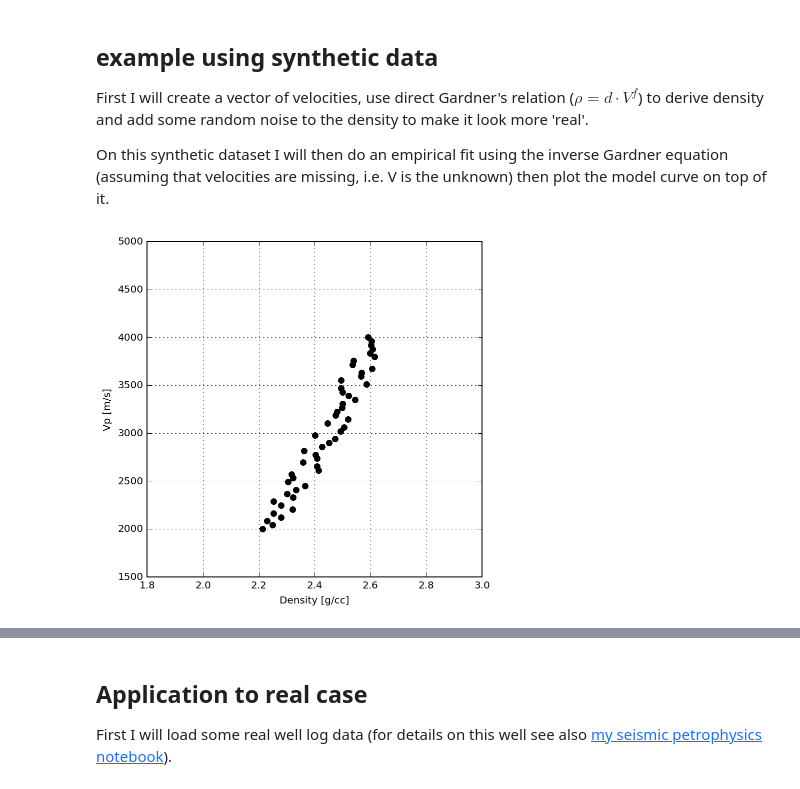
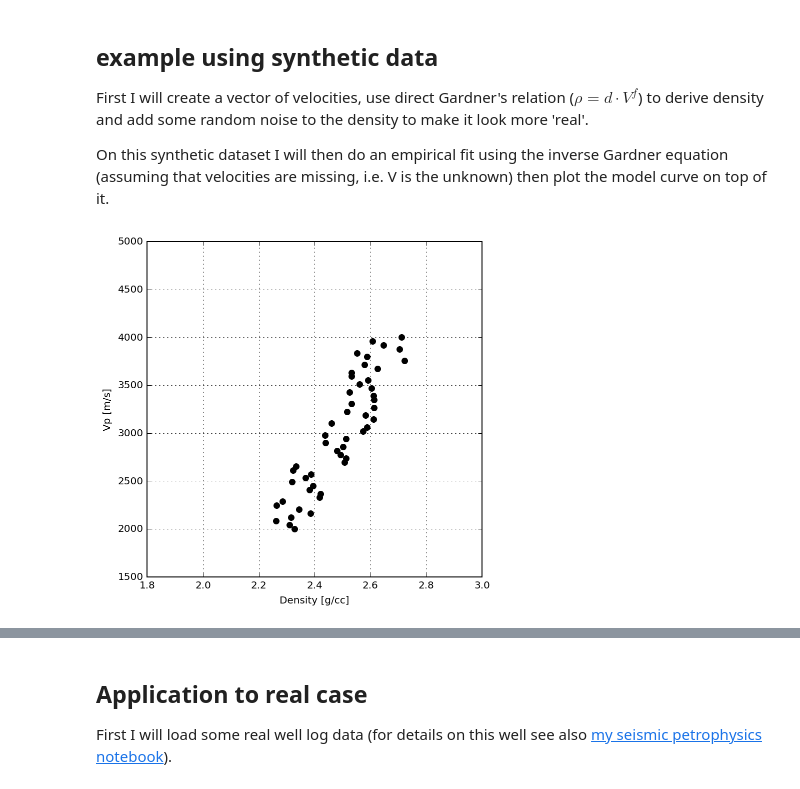
Before and after one commit to Kevin2599/geophysical_notes, a Jupyter notebook: inverse_gardner.ipynb, the cells around one changed output, grey strips where cells are left out. Drawn from its saved outputs; the diff is of its cells as text; code cells hidden in the pictures.

```diff
--- a/inverse_gardner.ipynb
+++ b/inverse_gardner.ipynb
@@ -55,16 +55,16 @@ On this synthetic dataset I will then do an empirical fit using the inverse Gard
 # %%
 vp_test=np.linspace(2000, 4000)
 rho_test=0.31*vp_test**0.25
 
-noise=np.random.uniform(0.1,.2,vp_test.shape)
+noise=np.random.uniform(0.1,.3,vp_test.shape)
 rho_test += noise
 
 plt.figure(figsize=(6,6))
 plt.plot(rho_test,vp_test,'ok')
 plt.xlabel('Density [g/cc]'), plt.xlim(1.8,3)
 plt.ylabel('Vp [m/s]'), plt.ylim(1500,5000)
 plt.grid()
 # %% [output]
-[figure, old version]
+[figure, new version]
 # %%
 from scipy.optimize import curve_fit
```
Also changed, not shown: parts of 8 cells of this notebook, 1 other file.
